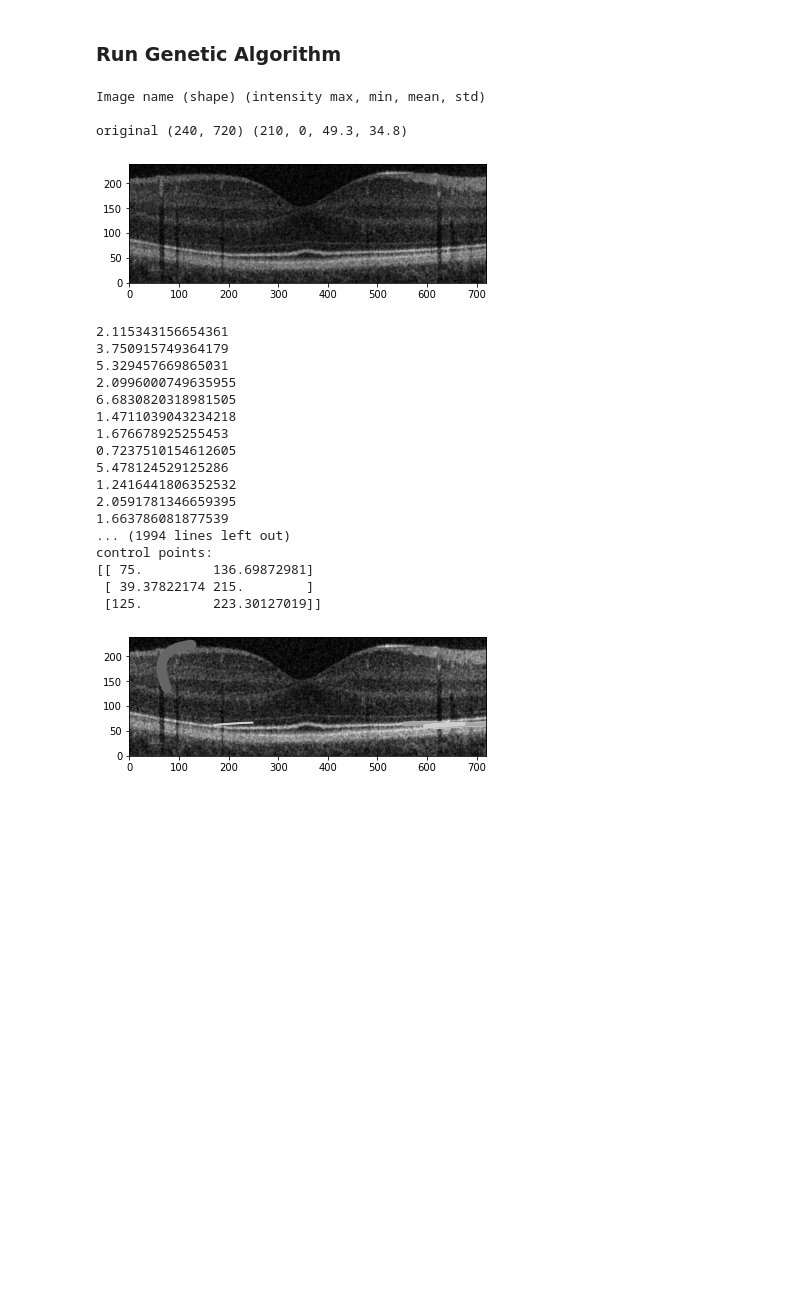
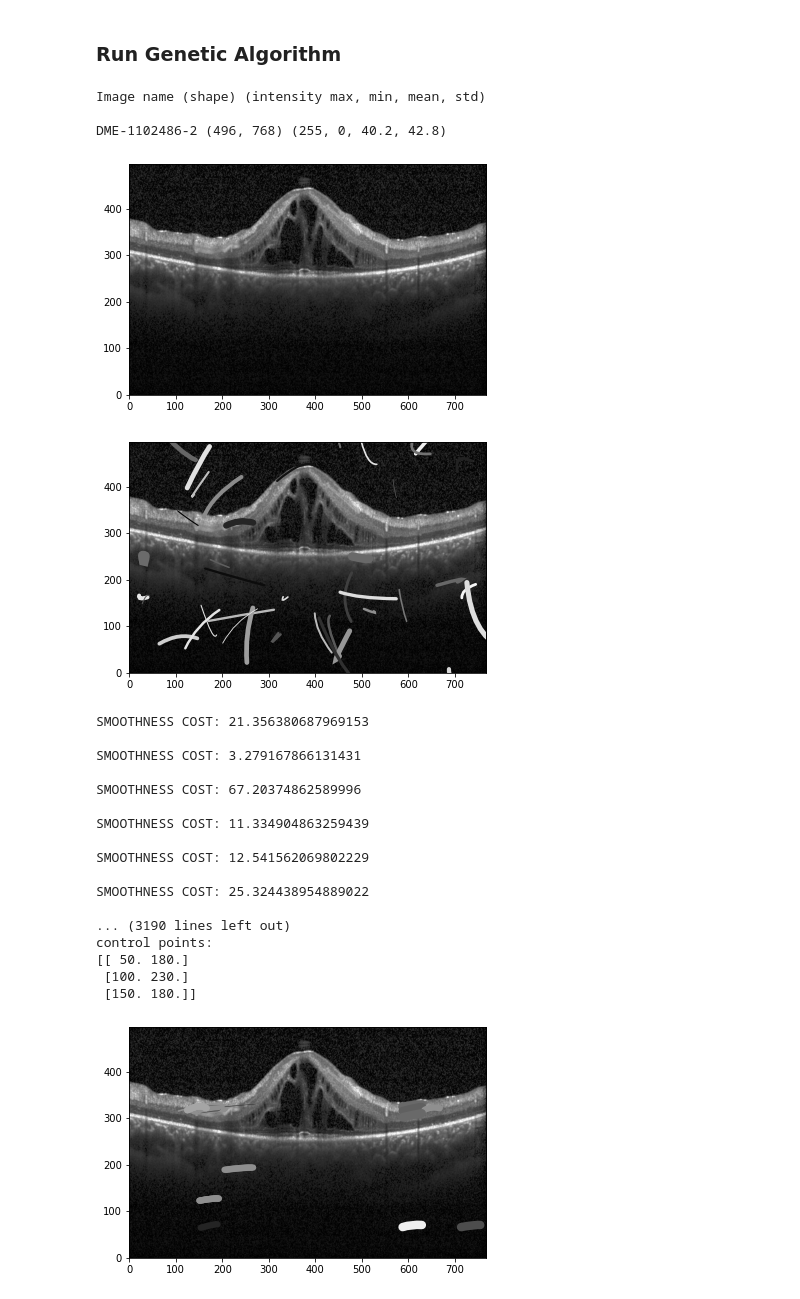
Before and after one commit to liannelong/CITS4404_Project, a Jupyter notebook: OurCamoWorm.ipynb, the cells around one changed output. Saved outputs shown, nothing was run; the diff lists cells and outputs as text; code cells hidden in the pictures; blank space fills up the shorter version.

```diff
--- a/OurCamoWorm.ipynb
+++ b/OurCamoWorm.ipynb
@@ -32,9 +32,12 @@ Path = mpath.Path
 mpl.rcParams['figure.dpi']= 72 #size of images
 # %%
 # Global Variables
-IMAGE_DIR = 'CamoWorms/images'
-IMAGE_NAME='original'
-MASK = [320, 560, 160, 880] # ymin ymax xmin xmax
+IMAGE_DIR = 'MendeleyDataset'
+IMAGE_NAME='DME-1102486-2'
+MASK = [0, 1000, 0, 1000] # ymin ymax xmin xmax
+# IMAGE_DIR = 'CamoWorms/images'
+# IMAGE_NAME='original'
+# MASK = [320, 560, 160, 880] # ymin ymax xmin xmax
 # %% [markdown]
 ### Image Preperation
 # %%
@@ -46,7 +49,7 @@ def crop (image, mask):
 
 def prep_image (imdir, imname, mask):
     print("Image name (shape) (intensity max, min, mean, std)\n")
-    image = np.flipud(crop(iio.imread(imdir+'/'+imname+".png"), mask))
+    image = np.flipud(crop(iio.imread(imdir+'/'+imname+".jpeg"), mask))
     print("{} {} ({}, {}, {}, {})".format(imname, np.shape(image), np.max(image), np.min(image), round(np.mean(image),1), round(np.std(image),1)))
     plt.imshow(image, vmin=0, vmax=255, cmap='gray', origin='lower') # use vmin and vmax to stop imshow from scaling
     plt.show()
@@ -367,6 +372,10 @@ class GeneticAlgorithm:
     def run(self, max_generations, init_params):
         # Initialize population
         population = self.initialise_population(self.image.shape, init_params)
+        drawing = Drawing(self.image)
+        drawing.add_worms(population)
+        drawing.show()
+
         cost = CostFunction(image, self.weights)
 
          # ------------ Add Cost_function to offspring------------
@@ -404,7 +413,7 @@ class GeneticAlgorithm:
 image = prep_image(IMAGE_DIR, IMAGE_NAME, MASK)
 
 # Define parameters for the Genetic Algorithm
-population_size = 50 # Number of worms in the population ---- to be adjusted
+population_size = 40 # Number of worms in the population ---- to be adjusted
 crossover_rate = 0.5 # Probability of crossover
 mutation_rate = 0.1 # Probability of mutation`
 
@@ -415,58 +424,57 @@ weights = {'coverage': 1, 'smoothness': 1, 'detail': 1, 'colour': 1, 'efficiency
 genetic_algorithm = GeneticAlgorithm(image, population_size, crossover_rate, mutation_rate, weights)
 
 # Define initial parameters for the worms
 init_params = (40, 30, 1)  # Example parameters, adjust as needed
 
 # Define the maximum number of generations
 max_generations = 20
 clew = genetic_algorithm.run(max_generations, init_params)
 
 # Display the optimized population of worms
 drawing = Drawing(image)
 for worm in clew:
     drawing.add_worms(worm)
 
 
 # ~~~~~~~~~~~~~~~~~~~~~~~~~~~~~~~~~~~~~~~~~~~~~~~~~~~~~~~~~~~~~~~~~~~~
 # Testing cost function for a single worm
-print(f"Light = {image[63, 550].astype(float)}, pixel = {image[63, 550].astype(float)/255}" )
-
-worm_test = Camo_Worm(100, 180, 50, np.pi/3, 70, np.pi/2, 10, 0.4)
+worm_test = Camo_Worm(100, 180, 50, 0, 50, np.pi/2, 10, 0.9)
 print(np.pi/2, np.pi/9)
 worm_test2 = Camo_Worm(200, 160, 50, np.pi/6, 70, np.pi/1, 8, 0.6)
 test = ['x', 'y', 'r', 'theta', 'dr', 'dgamma', 'width', 'colour']
-print(worm_test)
-cost = CostFunction(image, weights)
-c_c = cost.evaluate(worm_test)
-print(c_c)
-drawing.add_worms(worm_test)
+# print(worm_test)
+# cost = CostFunction(image, weights)
+# c_c = cost.evaluate(worm_test)
+# print(c_c)
+# drawing.add_worms(worm_test)
 
 # drawing.add_dots(worm_test.intermediate_points(300), radius=2, color='green')
 # drawing.add_dots(worm_test.control_points(),color='orange')
 print(f'length:{worm_test.approx_length()}')
 print(f"control points:\n{worm_test.control_points()}")
 
 drawing.show()
 # %% [output]
 Image name (shape) (intensity max, min, mean, std)
 
-original (240, 720) (210, 0, 49.3, 34.8)
+DME-1102486-2 (496, 768) (255, 0, 40.2, 42.8)
-[figure, old version]
+[figure, new version]
+[figure, new version]
-2.115343156654361
-3.750915749364179
-5.329457669865031
-2.0996000749635955
-6.6830820318981505
-1.4711039043234218
-1.676678925255453
-0.7237510154612605
-5.478124529125286
-1.2416441806352532
-2.0591781346659395
-1.663786081877539
-... (1994 lines left out)
+SMOOTHNESS COST: 21.356380687969153
+
+SMOOTHNESS COST: 3.279167866131431
+
+SMOOTHNESS COST: 67.20374862589996
+
+SMOOTHNESS COST: 11.334904863259439
+
+SMOOTHNESS COST: 12.541562069802229
+
+SMOOTHNESS COST: 25.324438954889022
+
+... (3190 lines left out)
 control points:
-[[ 75.         136.69872981]
- [ 39.37822174 215.        ]
- [125.         223.30127019]]
+[[ 50. 180.]
+ [100. 230.]
+ [150. 180.]]
-[figure, old version]
+[figure, added]
```
Also changed, not shown: parts of 1 cell of this notebook, 1 other file.
